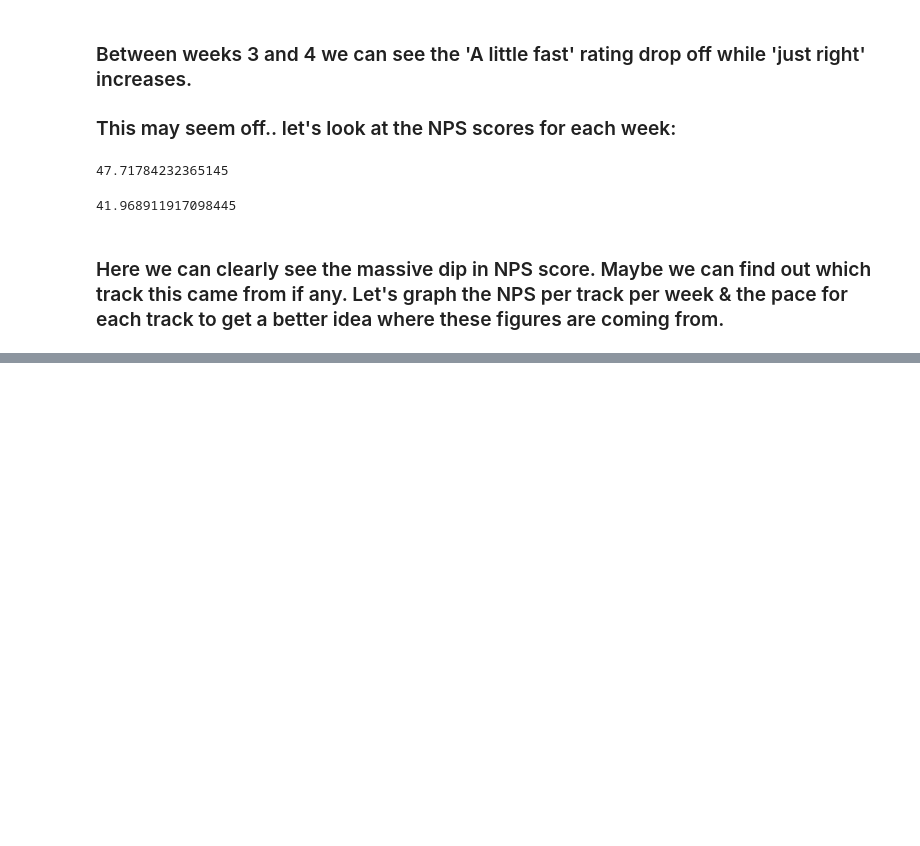
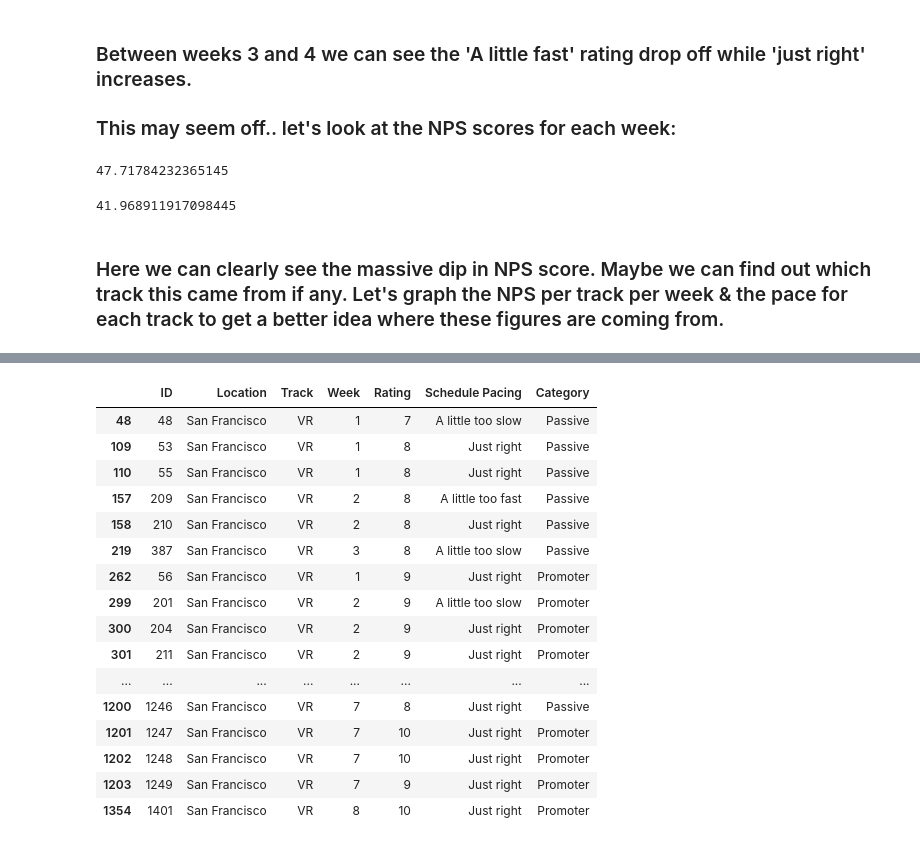
Before and after one commit to SamirIngley/NPS-Feedback, a Jupyter notebook: Midterm _NPS.ipynb, the cells around one changed output, grey strips where cells are left out. Drawn from its saved outputs; the diff is of its cells as text; code cells hidden in the pictures; blank space fills up the shorter version.

```diff
--- a/Midterm _NPS.ipynb
+++ b/Midterm _NPS.ipynb
@@ -556,0 +571,21 @@ SyntaxError: invalid syntax (<ipython-input-43-0af7dc8edac1>, line 2)
+# %%
+VR = df[df['Track']=='VR']
+VR
+# %% [output]
+|  | ID | Location | Track | Week | Rating | Schedule Pacing | Category |
+| 48 | 48 | San Francisco | VR | 1 | 7 | A little too slow | Passive |
+| 109 | 53 | San Francisco | VR | 1 | 8 | Just right | Passive |
+| 110 | 55 | San Francisco | VR | 1 | 8 | Just right | Passive |
+| 157 | 209 | San Francisco | VR | 2 | 8 | A little too fast | Passive |
+| 158 | 210 | San Francisco | VR | 2 | 8 | Just right | Passive |
+| 219 | 387 | San Francisco | VR | 3 | 8 | A little too slow | Passive |
+| 262 | 56 | San Francisco | VR | 1 | 9 | Just right | Promoter |
+| 299 | 201 | San Francisco | VR | 2 | 9 | A little too slow | Promoter |
+| 300 | 204 | San Francisco | VR | 2 | 9 | Just right | Promoter |
+| 301 | 211 | San Francisco | VR | 2 | 9 | Just right | Promoter |
+| ... | ... | ... | ... | ... | ... | ... | ... |
+| 1200 | 1246 | San Francisco | VR | 7 | 8 | Just right | Passive |
+| 1201 | 1247 | San Francisco | VR | 7 | 10 | Just right | Promoter |
+| 1202 | 1248 | San Francisco | VR | 7 | 10 | Just right | Promoter |
+| 1203 | 1249 | San Francisco | VR | 7 | 9 | Just right | Promoter |
+| 1354 | 1401 | San Francisco | VR | 8 | 10 | Just right | Promoter |
```
Also changed, not shown: parts of 9 cells of this notebook.
